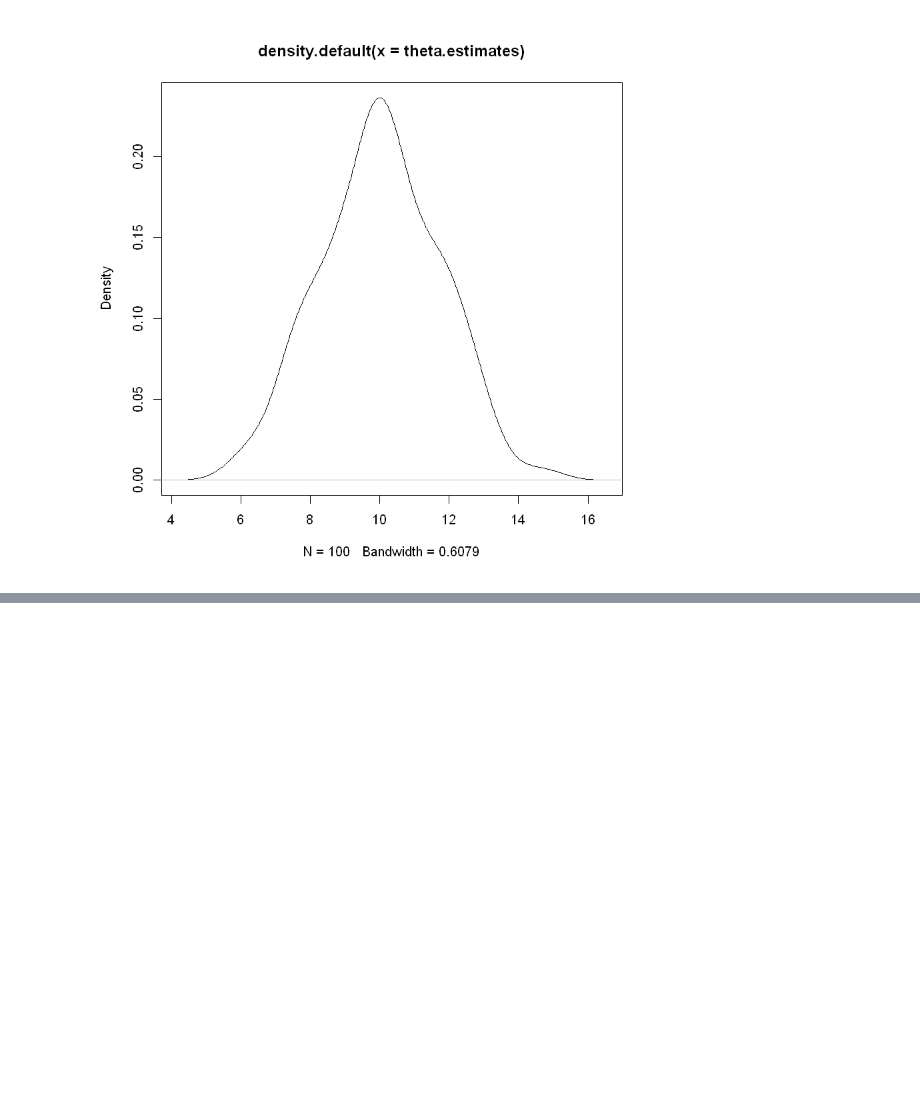
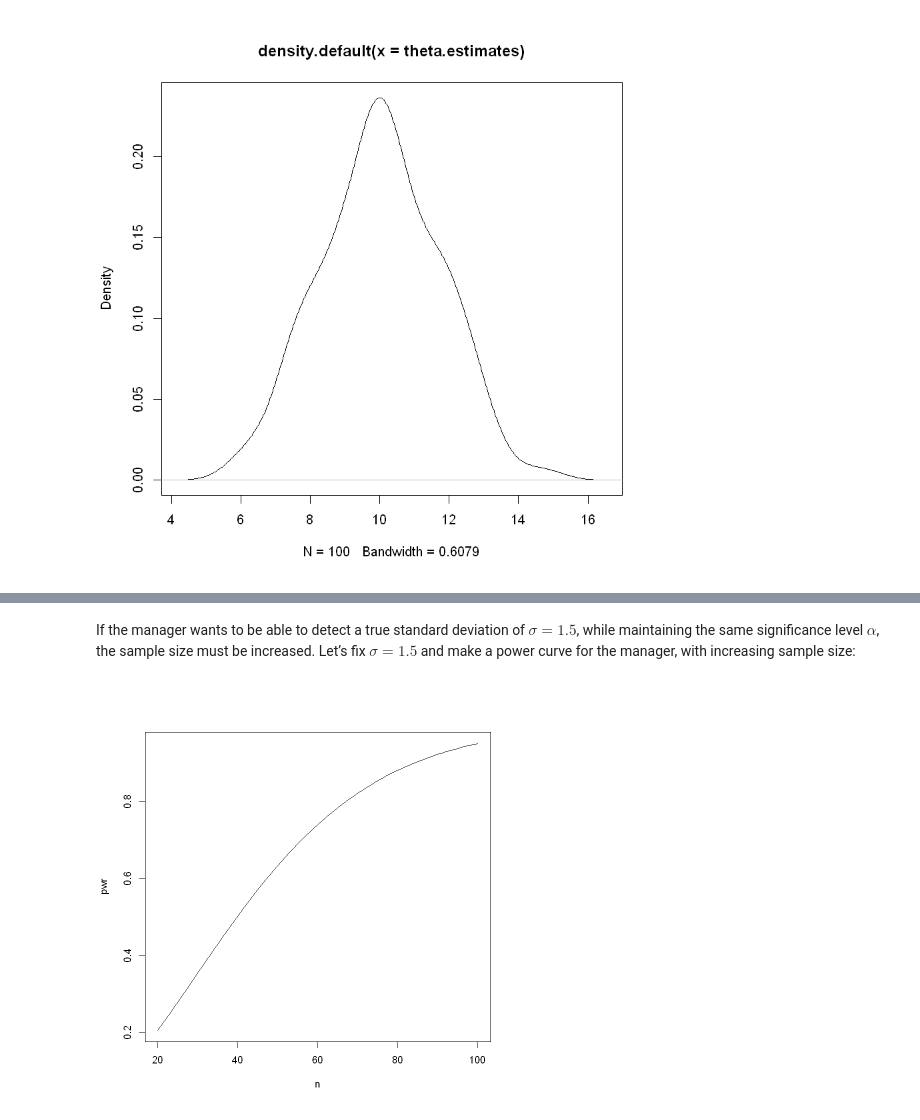
Before and after one commit to TrevorBushnell/STEM-Notes, a Jupyter notebook: MATH422 Mathematical Statistics/MATH422_R.ipynb, the cells around one changed output, grey strips where cells are left out. Saved outputs shown, nothing was run; the diff lists cells and outputs as text; code cells hidden in the pictures; blank space fills up the shorter version.

```diff
--- a/MATH422 Mathematical Statistics/MATH422_R.ipynb
+++ b/MATH422 Mathematical Statistics/MATH422_R.ipynb
@@ -238,0 +263,10 @@ plot(density(theta.estimates))
+# %% [markdown]
+If the manager wants to be able to detect a true standard deviation of $\sigma = 1.5$, while maintaining the same significance level $\alpha$, the sample size must be increased. Let’s fix $\sigma = 1.5$ and make a power curve for the manager, with increasing sample size:
+# %%
+sig=1.5
+n=20:100
+crit=qchisq(0.01,n)
+pwr=pchisq(4*crit/sig^2,n)
+plot(n, pwr, type='l')
+# %% [output]
+[figure, added]
```
Also changed, not shown: parts of 2 cells of this notebook.
